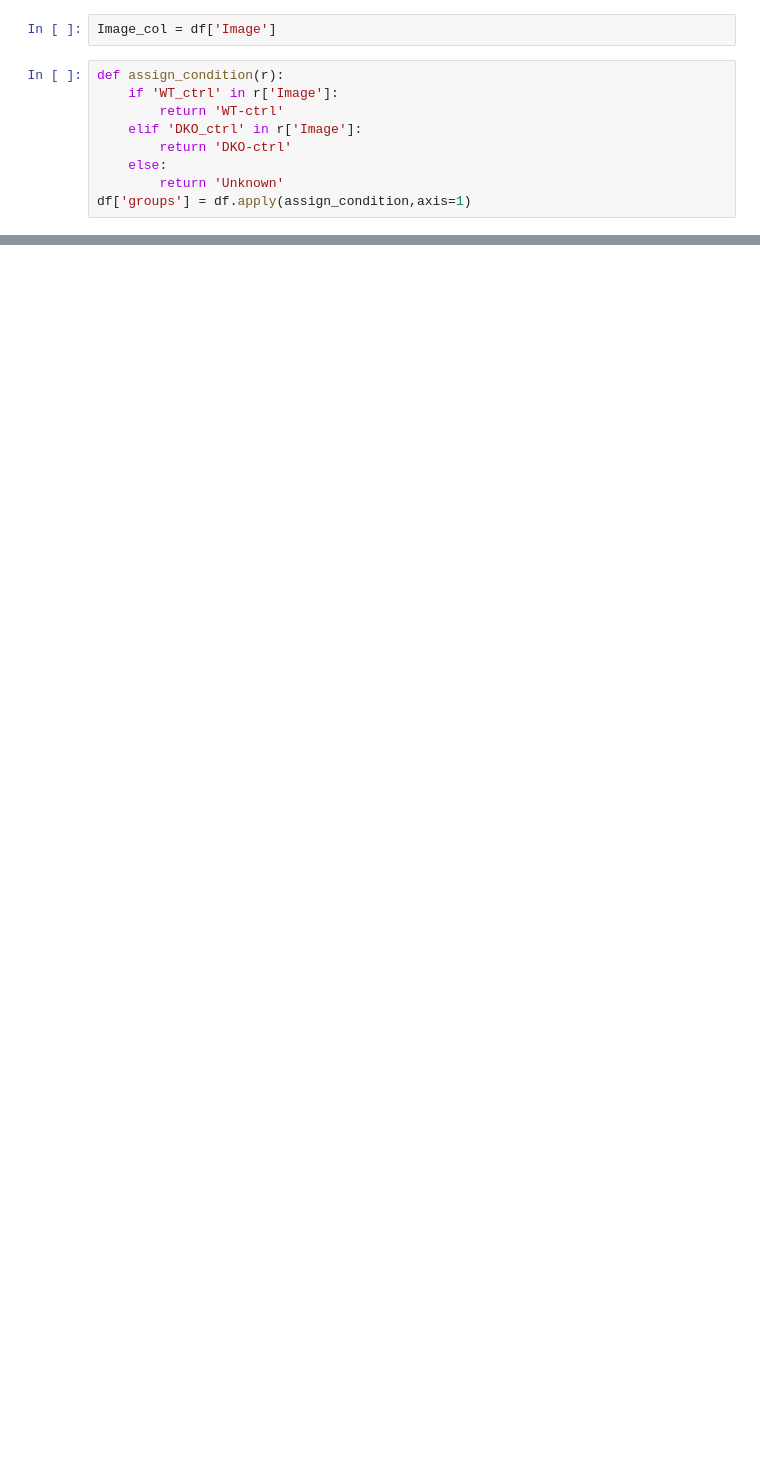
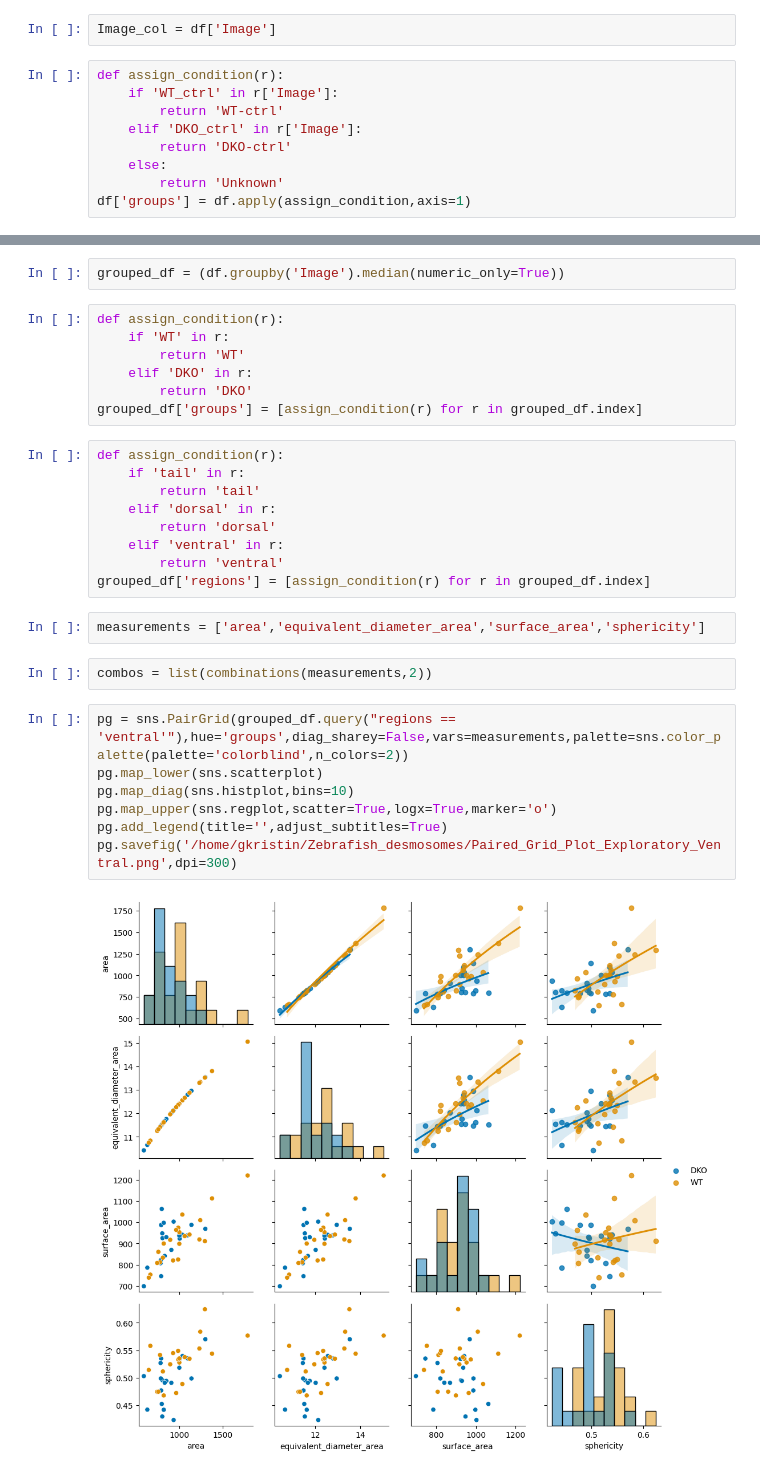
Before and after one commit to HelsinkiBioimagingLM/Zebrafish_Desmosomes, a Jupyter notebook: Scripts/ZF_Epidermis_3D_Analysis.ipynb, the cells around one changed output, grey strips where cells are left out. Drawn from its saved outputs; the diff is of its cells as text; blank space fills up the shorter version.

```diff
--- a/Scripts/ZF_Epidermis_3D_Analysis.ipynb
+++ b/Scripts/ZF_Epidermis_3D_Analysis.ipynb
@@ -276,0 +293,31 @@ plt.show()
+# %%
+grouped_df = (df.groupby('Image').median(numeric_only=True))
+# %%
+def assign_condition(r):
+    if 'WT' in r:
+        return 'WT'
+    elif 'DKO' in r:
+        return 'DKO'
+grouped_df['groups'] = [assign_condition(r) for r in grouped_df.index]
+# %%
+def assign_condition(r):
+    if 'tail' in r:
+        return 'tail'
+    elif 'dorsal' in r:
+        return 'dorsal'
+    elif 'ventral' in r:
+        return 'ventral'
+grouped_df['regions'] = [assign_condition(r) for r in grouped_df.index]
+# %%
+measurements = ['area','equivalent_diameter_area','surface_area','sphericity']
+# %%
+combos = list(combinations(measurements,2))
+# %%
+pg = sns.PairGrid(grouped_df.query("regions == 'ventral'"),hue='groups',diag_sharey=False,vars=measurements,palette=sns.color_palette(palette='colorblind',n_colors=2))
+pg.map_lower(sns.scatterplot)
+pg.map_diag(sns.histplot,bins=10)
+pg.map_upper(sns.regplot,scatter=True,logx=True,marker='o')
+pg.add_legend(title='',adjust_subtitles=True)
+pg.savefig('/home/gkristin/Zebrafish_desmosomes/Paired_Grid_Plot_Exploratory_Ventral.png',dpi=300)
+# %% [output]
+[figure, added]
```
Also changed, not shown: parts of 18 cells of this notebook.
